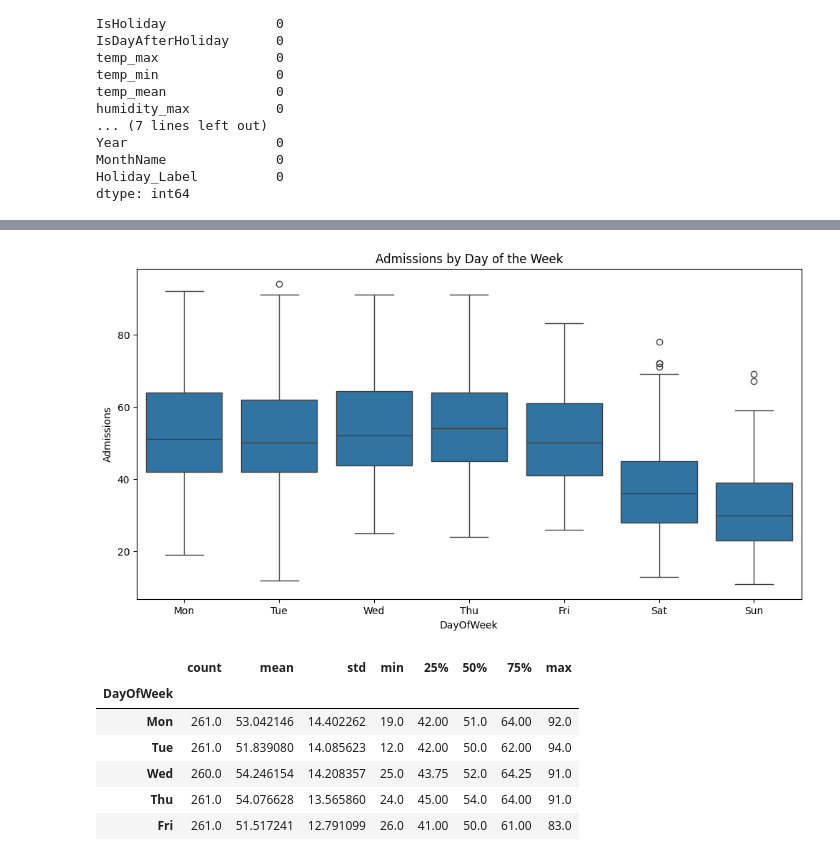
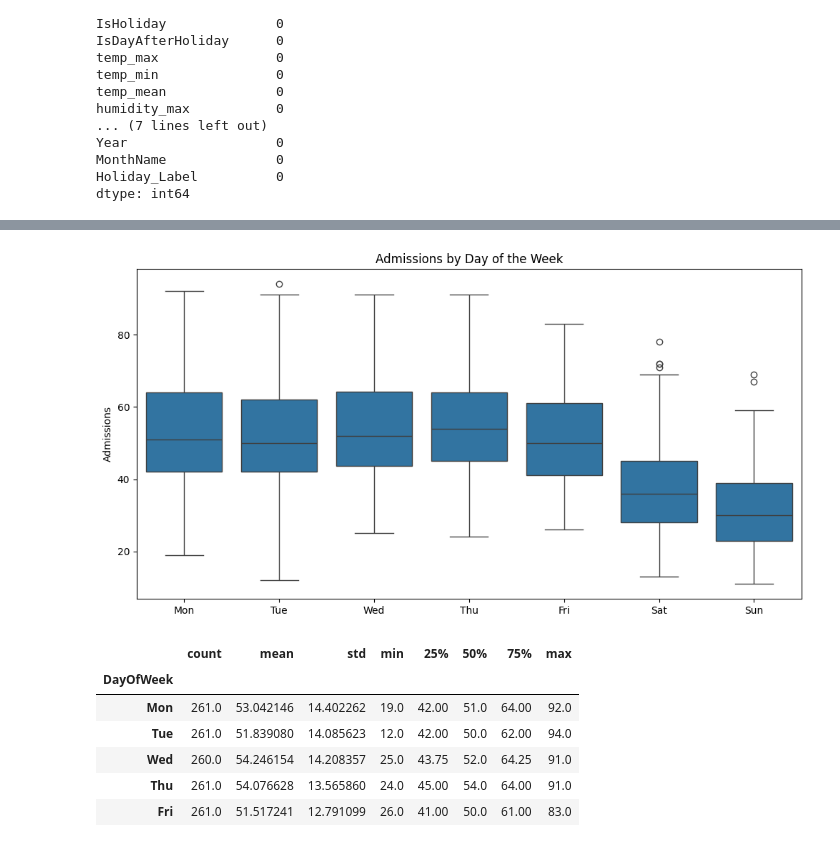
Before and after one commit to Oak10/hospital-adm-pw-rel, a Jupyter notebook: minas_gerais/belo_horizonte/station_amazonas/0_1_amazonas_data_view.ipynb, the cells around one changed output, grey strips where cells are left out. Saved outputs shown, nothing was run; the diff lists cells and outputs as text; code cells hidden in the pictures.

```diff
--- a/minas_gerais/belo_horizonte/station_amazonas/0_1_amazonas_data_view.ipynb
+++ b/minas_gerais/belo_horizonte/station_amazonas/0_1_amazonas_data_view.ipynb
@@ -122,11 +122,12 @@ df.describe().T
 # %%
 plt.figure(figsize=(12, 6))
 sns.boxplot(x='DayOfWeek', y='NUMBER_INT', data=df, order=['Mon', 'Tue', 'Wed', 'Thu', 'Fri', 'Sat', 'Sun'])
 plt.ylabel('Admissions')
+plt.xlabel('')
 plt.title('Admissions by Day of the Week')
 plt.show()
 # %% [output]
-[figure, old version]
+[figure, new version]
 # %%
 df.groupby('DayOfWeek')['NUMBER_INT'].describe().loc[['Mon', 'Tue', 'Wed', 'Thu', 'Fri', 'Sat', 'Sun']]
 # %% [output]
```
Also changed, not shown: parts of 3 cells of this notebook.
